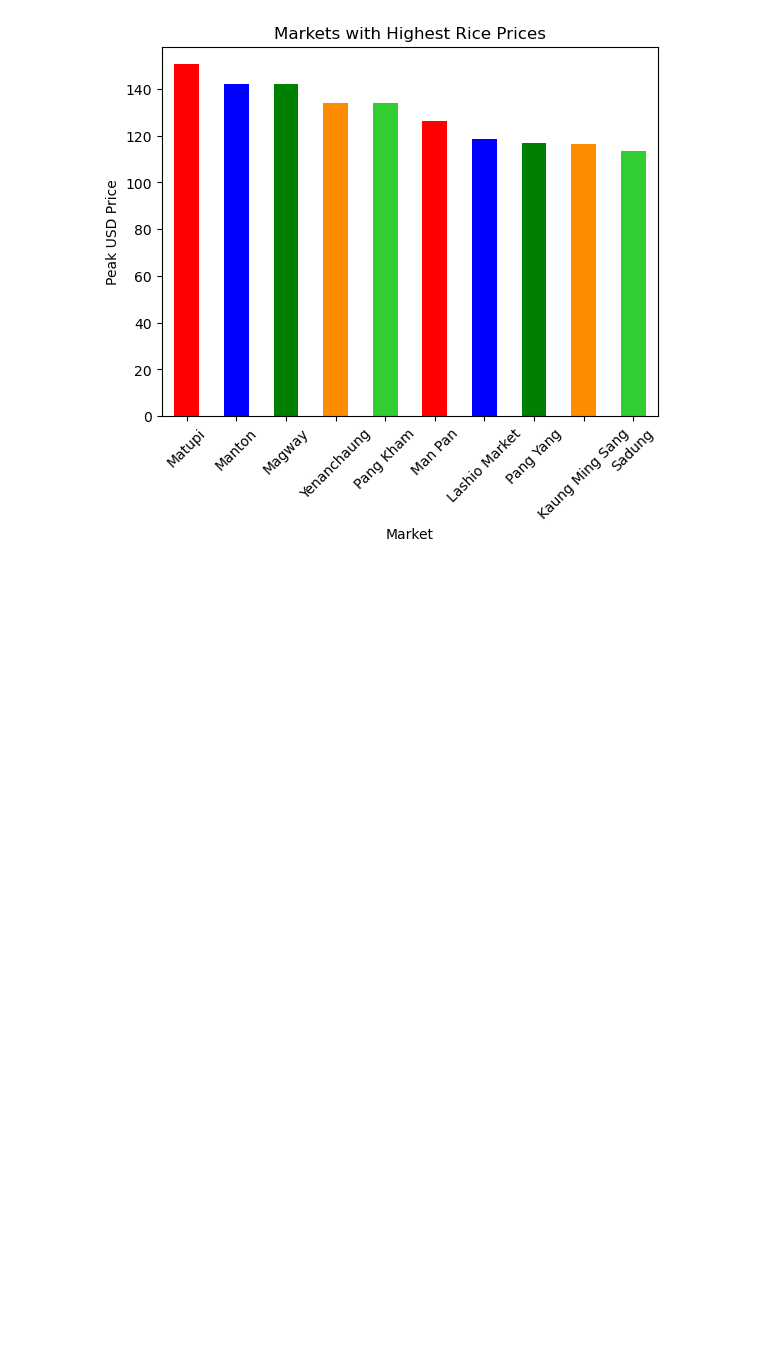
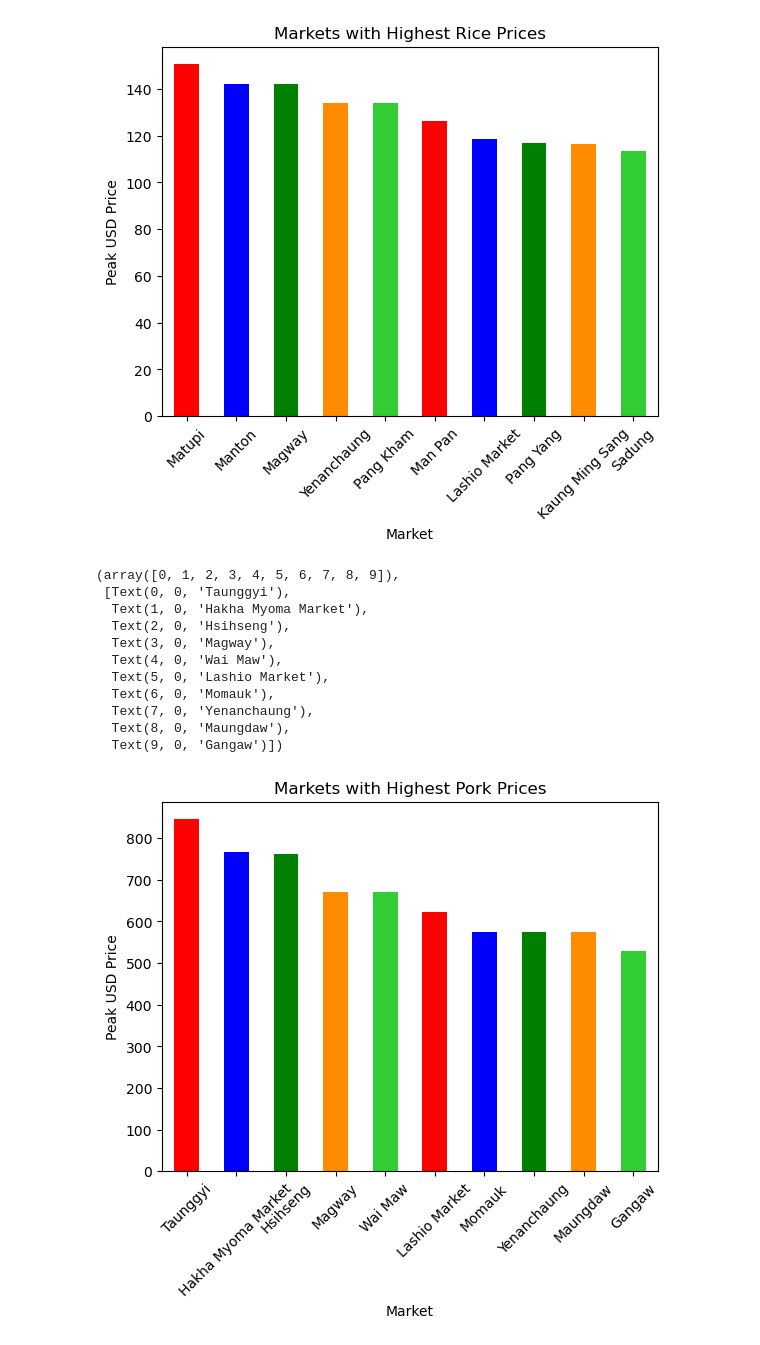
Before and after one commit to cat-mang/Myanmar_Food, a Jupyter notebook: notebooks/market_eda.ipynb, the cells around one changed output. Drawn from its saved outputs; the diff is of its cells as text; code cells hidden in the pictures; blank space fills up the shorter version.

```diff
--- a/notebooks/market_eda.ipynb
+++ b/notebooks/market_eda.ipynb
@@ -245,3 +257,24 @@ plt.xticks(rotation=45)
+# %%
+#Meat Graphs
+
+high_meat.groupby('market').usdprice.max().sort_values(ascending=False)[:10].plot.bar(color=['red', 'blue', 'green','darkorange','limegreen'])
+plt.title('Markets with Highest Pork Prices')
+plt.xlabel("Market")
+plt.ylabel('Peak USD Price')
+plt.xticks(rotation=45)
+# %% [output]
+(array([0, 1, 2, 3, 4, 5, 6, 7, 8, 9]),
+ [Text(0, 0, 'Taunggyi'),
+  Text(1, 0, 'Hakha Myoma Market'),
+  Text(2, 0, 'Hsihseng'),
+  Text(3, 0, 'Magway'),
+  Text(4, 0, 'Wai Maw'),
+  Text(5, 0, 'Lashio Market'),
+  Text(6, 0, 'Momauk'),
+  Text(7, 0, 'Yenanchaung'),
+  Text(8, 0, 'Maungdaw'),
+  Text(9, 0, 'Gangaw')])
+[figure, added]
 # %%
 #Turn top market names into a separate data frame
 rice_lst = list(top_ten_rice.index.values)
```
Also changed, not shown: parts of 3 cells of this notebook.
